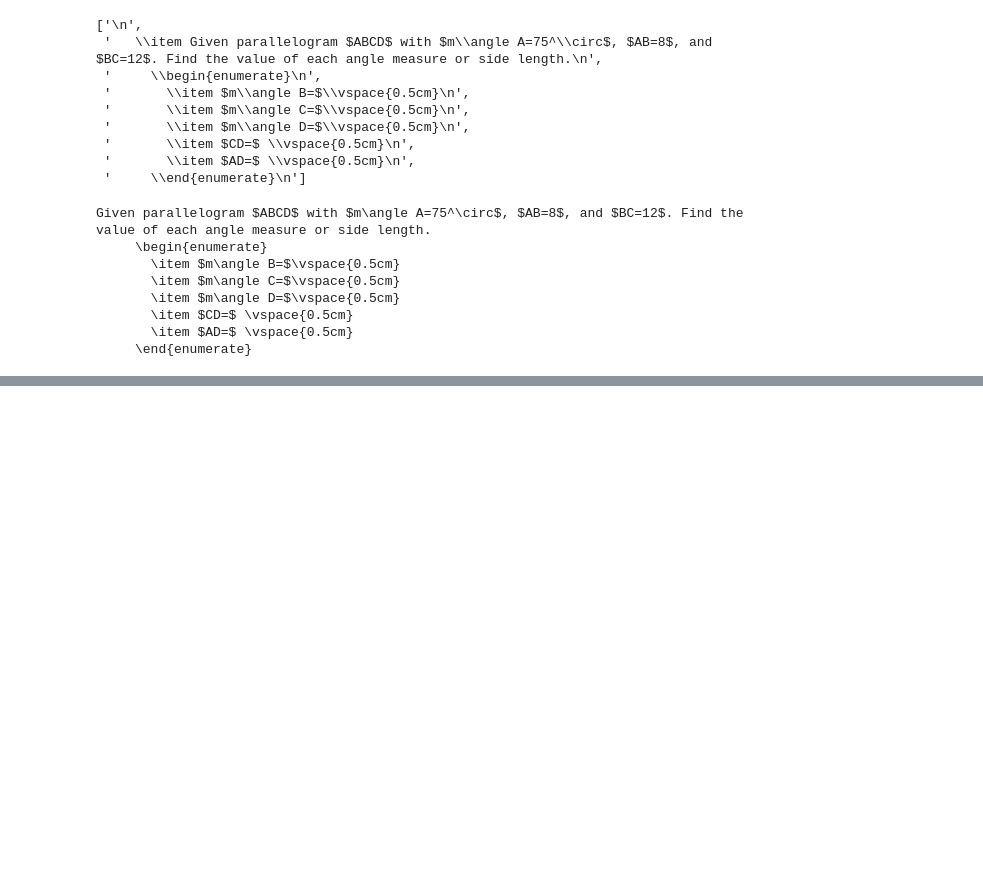
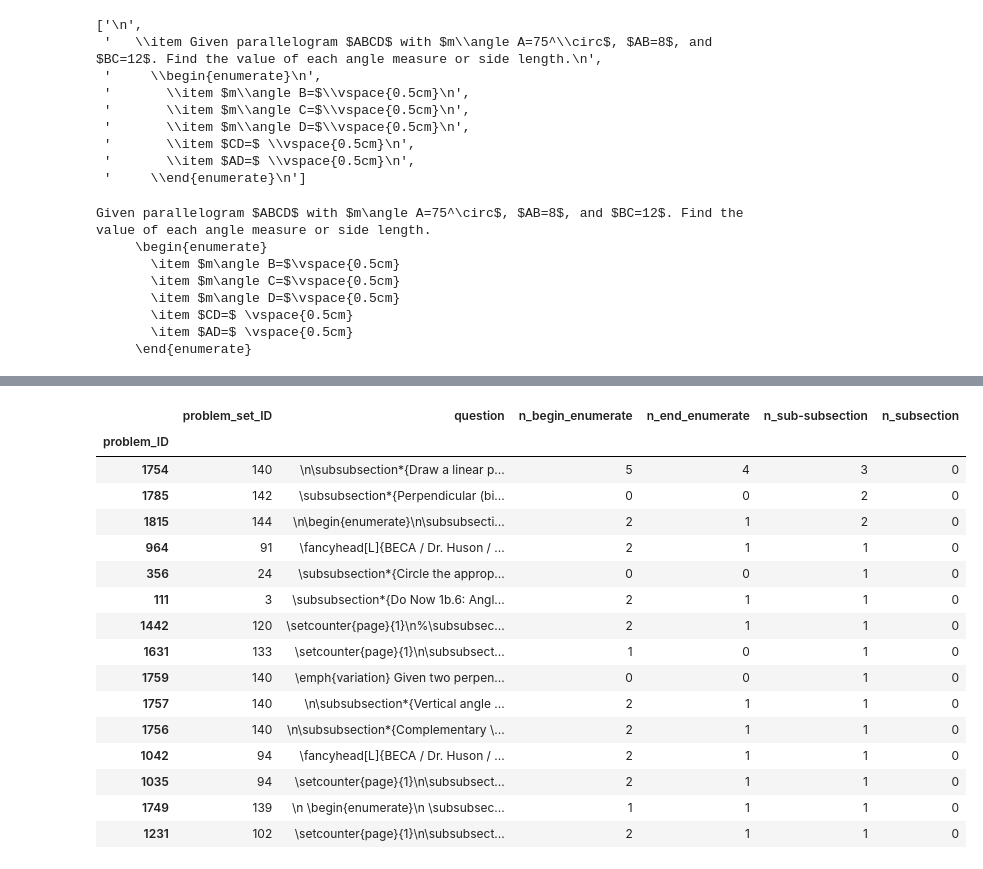
Before and after one commit to chrishuson/mathai, a Jupyter notebook: src/notes.ipynb, the cells around one changed output, grey strips where cells are left out. Cells and saved outputs as stored; diff of their text form; code cells hidden in the pictures; blank space fills up the shorter version.

```diff
--- a/src/notes.ipynb
+++ b/src/notes.ipynb
@@ -166,0 +205,25 @@ Identify a linear pair of angles in the given diagram.
+# %%
+p_df = problems_df.copy()
+p_df['n_begin_enumerate'] = problems_df.question.str.count(r'\\begin{enumerate}')
+p_df['n_end_enumerate'] = problems_df.question.str.count('end{enumerate}')
+p_df['n_sub-subsection'] = problems_df.question.str.count(r'\\subsubsection')
+p_df['n_subsection'] = problems_df.question.str.count(r'\\subsection')
+p_df.sort_values('n_sub-subsection', ascending=False)[:15]
+# %% [output]
+|  | problem_set_ID | question | n_begin_enumerate | n_end_enumerate | n_sub-subsection | n_subsection |
+| problem_ID |  |  |  |  |  |  |
+| 1754 | 140 | \n\subsubsection*{Draw a linear p... | 5 | 4 | 3 | 0 |
+| 1785 | 142 | \subsubsection*{Perpendicular (bi... | 0 | 0 | 2 | 0 |
+| 1815 | 144 | \n\begin{enumerate}\n\subsubsecti... | 2 | 1 | 2 | 0 |
+| 964 | 91 | \fancyhead[L]{BECA / Dr. Huson / ... | 2 | 1 | 1 | 0 |
+| 356 | 24 | \subsubsection*{Circle the approp... | 0 | 0 | 1 | 0 |
+| 111 | 3 | \subsubsection*{Do Now 1b.6: Angl... | 2 | 1 | 1 | 0 |
+| 1442 | 120 | \setcounter{page}{1}\n%\subsubsec... | 2 | 1 | 1 | 0 |
+| 1631 | 133 | \setcounter{page}{1}\n\subsubsect... | 1 | 0 | 1 | 0 |
+| 1759 | 140 | \emph{variation} Given two perpen... | 0 | 0 | 1 | 0 |
+| 1757 | 140 | \n\subsubsection*{Vertical angle ... | 2 | 1 | 1 | 0 |
+| 1756 | 140 | \n\subsubsection*{Complementary \... | 2 | 1 | 1 | 0 |
+| 1042 | 94 | \fancyhead[L]{BECA / Dr. Huson / ... | 2 | 1 | 1 | 0 |
+| 1035 | 94 | \setcounter{page}{1}\n\subsubsect... | 2 | 1 | 1 | 0 |
+| 1749 | 139 | \n \begin{enumerate}\n \subsubsec... | 1 | 1 | 1 | 0 |
+| 1231 | 102 | \setcounter{page}{1}\n\subsubsect... | 2 | 1 | 1 | 0 |
```
Also changed, not shown: parts of 16 cells of this notebook, 1 other file.
